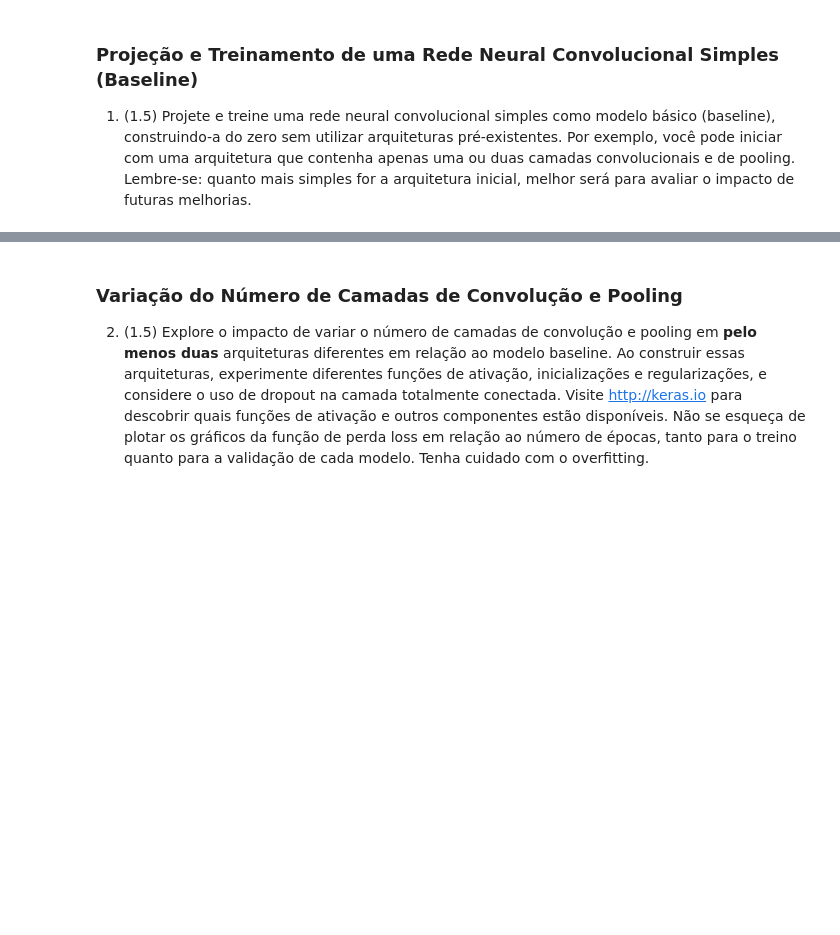
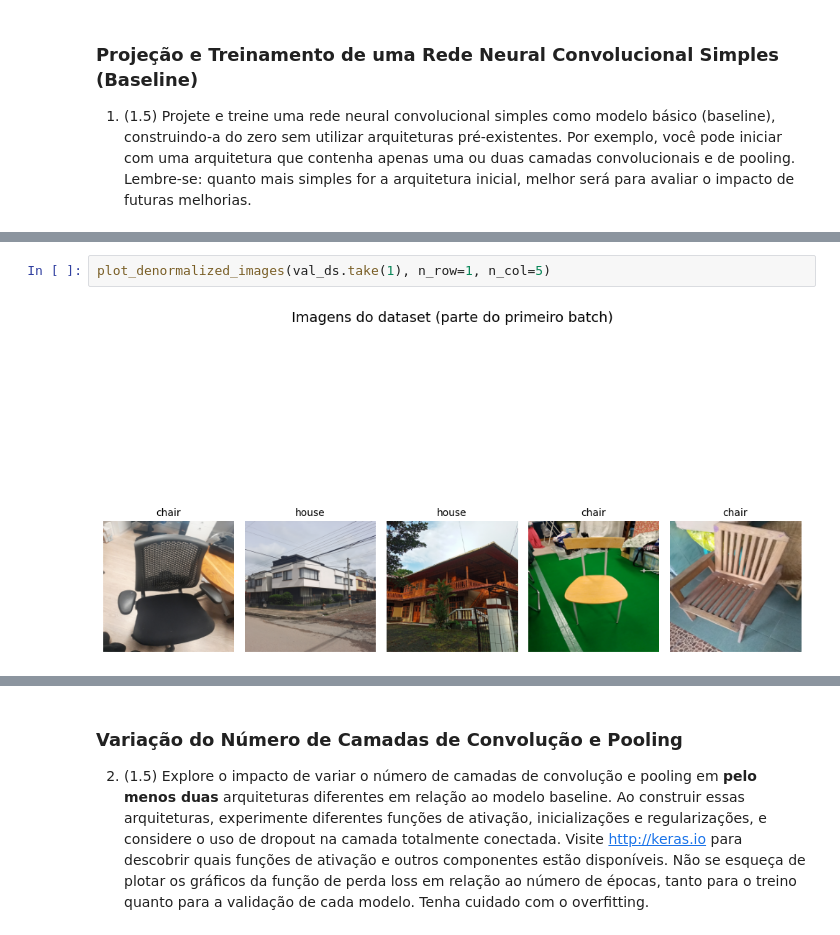
Before and after one commit to VitorSancho/UnicampMDC2025, a Jupyter notebook: DeepLearning/trabalho1/INF0618_DeepLearning_Trabalho1.ipynb, the cells around one changed output, grey strips where cells are left out. Cells and saved outputs as stored; diff of their text form; blank space fills up the shorter version.

```diff
--- a/DeepLearning/trabalho1/INF0618_DeepLearning_Trabalho1.ipynb
+++ b/DeepLearning/trabalho1/INF0618_DeepLearning_Trabalho1.ipynb
@@ -334,0 +428,4 @@ Discussão:
+# %%
+plot_denormalized_images(val_ds.take(1), n_row=1, n_col=5)
+# %% [output]
+[figure, added]
```
Also changed, not shown: parts of 61 cells of this notebook, 7 other files.
